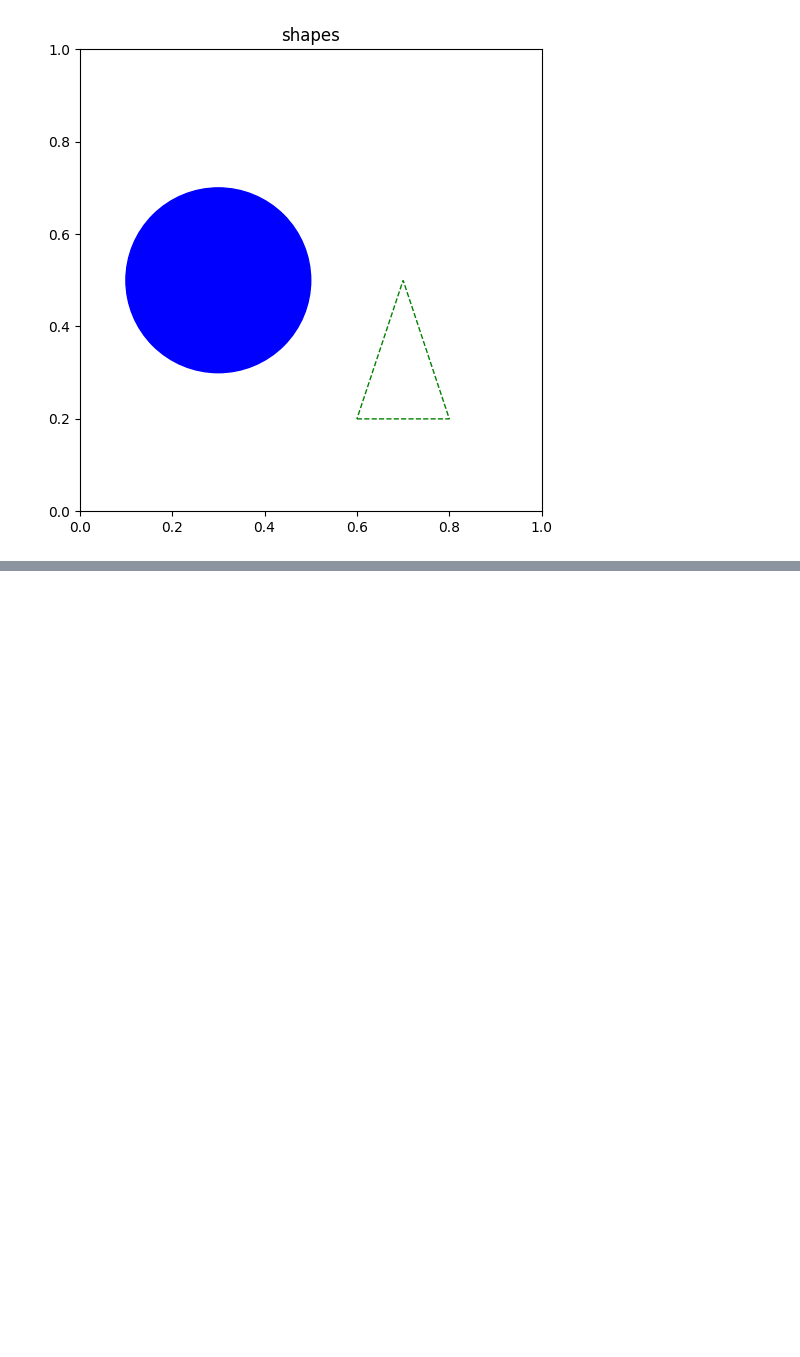
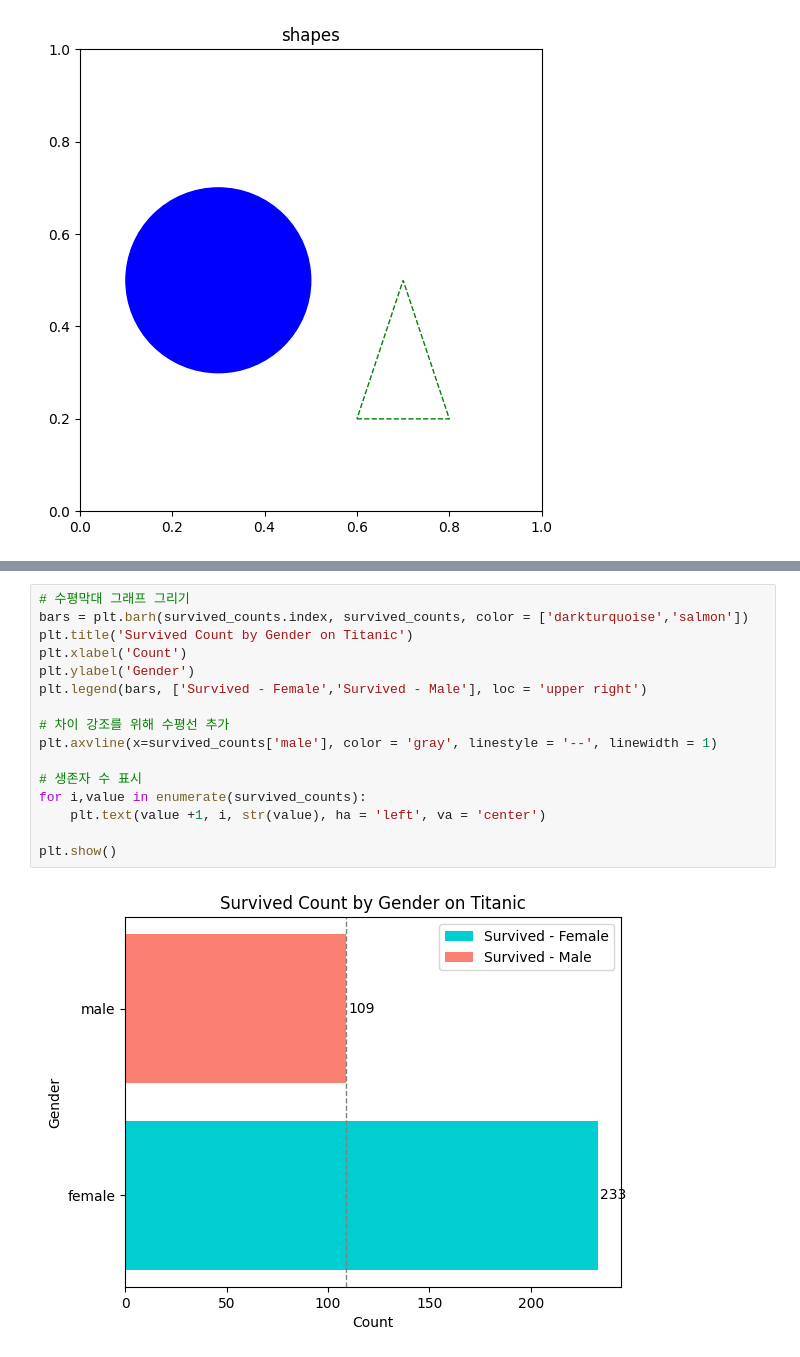
Before and after one commit to DDORINY/study_AI_26, a Jupyter notebook: Matplotlib.ipynb, the cells around one changed output, grey strips where cells are left out. Saved outputs shown, nothing was run; the diff lists cells and outputs as text; blank space fills up the shorter version.

```diff
--- a/Matplotlib.ipynb
+++ b/Matplotlib.ipynb
@@ -312,0 +426,18 @@ FileNotFoundError: [Errno 2] No such file or directory: 'titanic_selena.csv'
+# %%
+# 수평막대 그래프 그리기
+bars = plt.barh(survived_counts.index, survived_counts, color = ['darkturquoise','salmon'])
+plt.title('Survived Count by Gender on Titanic')
+plt.xlabel('Count')
+plt.ylabel('Gender')
+plt.legend(bars, ['Survived - Female','Survived - Male'], loc = 'upper right')
+
+# 차이 강조를 위해 수평선 추가
+plt.axvline(x=survived_counts['male'], color = 'gray', linestyle = '--', linewidth = 1)
+
+# 생존자 수 표시
+for i,value in enumerate(survived_counts):
+    plt.text(value +1, i, str(value), ha = 'left', va = 'center')
+
+plt.show()
+# %% [output]
+[figure, added]
```
Also changed, not shown: parts of 9 cells of this notebook.
